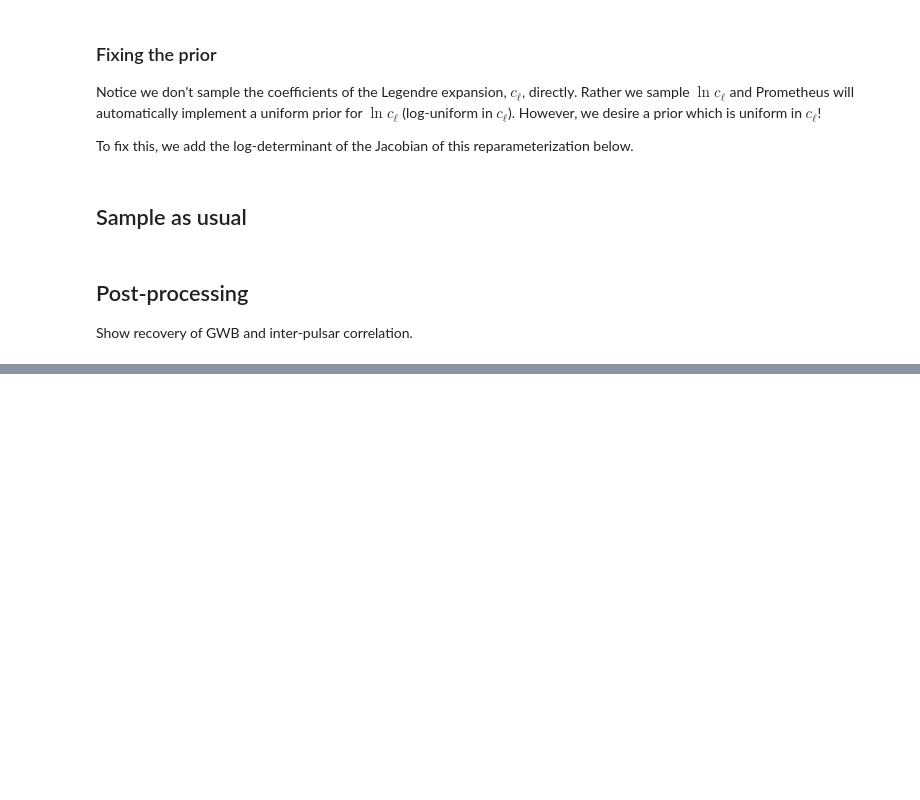
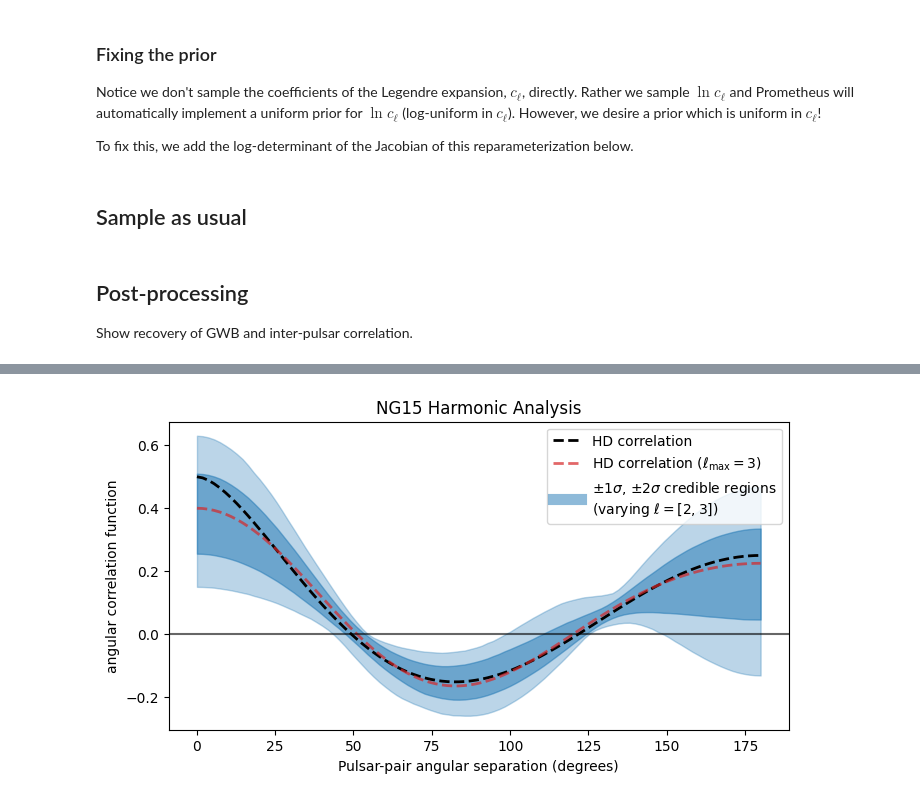
Before and after one commit to XGI-MSU/prometheus, a Jupyter notebook: examples/advanced_modeling/harmonic_analysis.ipynb, the cells around one changed output, grey strips where cells are left out. Cells and saved outputs as stored; diff of their text form; code cells hidden in the pictures; blank space fills up the shorter version.

```diff
--- a/examples/advanced_modeling/harmonic_analysis.ipynb
+++ b/examples/advanced_modeling/harmonic_analysis.ipynb
@@ -156,7 +160,7 @@ def psr_noise_get_phi_cube(psr_params, freqs):
 # %%
 # construct total get_phi_cube_func
 # this needs to include all contributions to Gaussian processes
-def get_phi_diag_func(params, freqs):
+def get_phi_cube_func(params, freqs):
 
     # unpack parameters
     gwb_params, psr_params = (params[:nparams_gwb], params[nparams_gwb:])
@@ -175,7 +179,7 @@ gwb_power_law_maxs = jnp.array([-10., 7.])
 # parameter bounds for pulsar noise model
 psr_power_law_param_mins = jnp.array([[-20., 0.]
                                        for _ in range(npsrs)]).flatten()
-psr_power_law_param_maxs = jnp.array([[-12., 7.]
+psr_power_law_param_maxs = jnp.array([[-10., 7.]
                                        for _ in range(npsrs)]).flatten()
 
 # concatenate into bounds for all parameters
@@ -201,7 +205,7 @@ def add_ln_factor(params):
 harmonic_analysis_spectral_model = SpectralModel(name='gwb_&_psr_params',
                                          parameter_bounds=parameter_bounds,
                                          data=dataset,
-                                         get_phi_cube_func=get_phi_diag_func)
+                                         get_phi_cube_func=get_phi_cube_func)
 
 # now we can build a PTAModel from the SpectralModel
 pta_model = PTAModel(spectral_model=harmonic_analysis_spectral_model,
@@ -276,31 +282,33 @@ legendres_cos_theta = np.array([legendre(i + 2)(cos_theta)
                                 for i in range(nLegendre)])
 HD_curve_exp = np.sum(Legendre_HD_weights[:, None] * legendres_cos_theta, axis=0)
 
 # samples of correlation pattern
 Legendre_weights_samples = np.exp(np.array(samples['gwb_&_psr_params'])[:, :nLegendre])
 Legendre_sums = np.sum(Legendre_weights_samples[:, :, None] * legendres_cos_theta[None, :, :],
                        axis=1)
 
 # get 1\sigma and 2\sigma credible regions
 # note we compute these credible regions in function space,
 # rather than parameter space
 percent2p5, percent16, percent84, percent97p5 = np.percentile(
     Legendre_sums, [2.5, 16, 84, 97.5], axis=0
 )
 
 # make figure
-plt.figure(figsize=(6, 4))
+plt.figure(figsize=(8, 4))
 plt.fill_between(theta_degree, percent2p5, percent97p5, color='C0', alpha=0.3)
 plt.fill_between(theta_degree, percent16, percent84, color='C0', alpha=0.5)
 plt.plot(theta_degree, HD_curve, ls='--', color='k', lw=2, label='HD correlation')
 plt.plot(theta_degree, HD_curve_exp, ls='--', color='C3',
          label=r'HD correlation ($\ell_\text{max}=$' + f'{nLegendre+1})', lw=2, alpha=0.7)
 plt.plot([], [], lw=8, color='C0', alpha=0.5,
          label=(r'$\pm 1\sigma$, $\pm 2\sigma$ credible regions'
                 + '\n' + rf'(varying $\ell={list(range(2, 2 + nLegendre))}$)'))
 plt.axhline(0, color='k', alpha=0.6)
 plt.legend(loc='upper right')
 plt.xlabel('Pulsar-pair angular separation (degrees)')
 plt.ylabel('angular correlation function')
 plt.title('NG15 Harmonic Analysis')
 plt.show()
+# %% [output]
+[figure, added]
```
Also changed, not shown: parts of 6 cells of this notebook, 6 other files.
